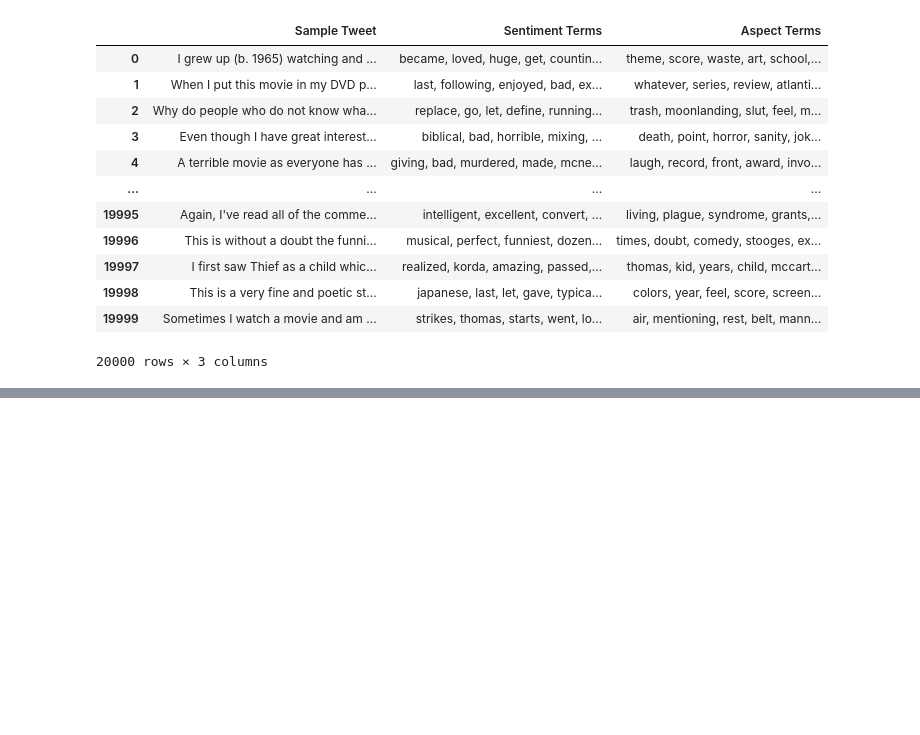
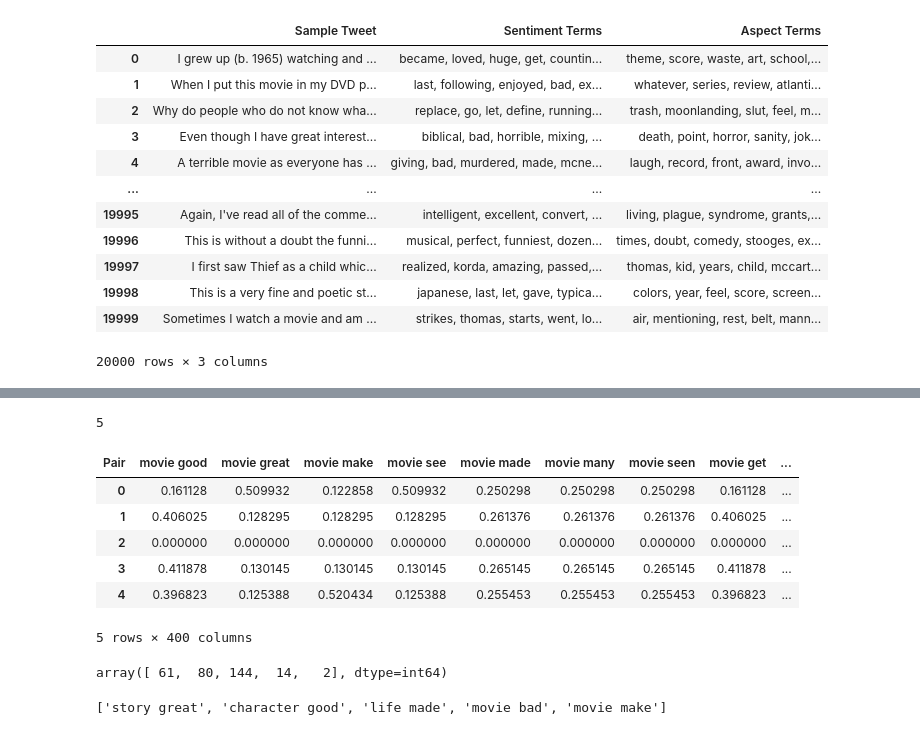
Before and after one commit to muftialroaz/movies-sentiment-analysis, a Jupyter notebook: ATE_ACD.ipynb, the cells around one changed output, grey strips where cells are left out. Cells and saved outputs as stored; diff of their text form; code cells hidden in the pictures; blank space fills up the shorter version.

```diff
--- a/ATE_ACD.ipynb
+++ b/ATE_ACD.ipynb
@@ -349,0 +244,3 @@ df_final
+# %%
+transformed = [' '.join(pair) for pair in top_400_pairs]
+print(transformed)
@@ -349,0 +267,14 @@ df_final
+# %%
+import re
+topics = lda_model.show_topics()
+cleaned_topics = []
+
+for topic_id, topic_string in topics:
+    # Menghapus angka, tanda bintang, tanda plus, dan tanda kutip ganda dari setiap topik
+    cleaned_topic_string = re.sub(r'[\d\*\+\"\'\.]', '', topic_string)
+    # Menambahkan topik yang sudah dibersihkan ke dalam daftar
+    cleaned_topics.append((topic_id, cleaned_topic_string))
+
+# Menampilkan topik yang sudah dibersihkan
+for topic_id, topic_string in cleaned_topics:
+    print(topic_id, topic_string)
@@ -349,0 +287,4 @@ df_final
+# %%
+topics_df = pd.DataFrame(cleaned_topics)
+topics_df.rename(columns={0: 'Topics', 1: 'Keywords'}, inplace=True)
+topics_df
@@ -349,0 +298,36 @@ df_final
+# %%
+from sklearn.feature_extraction.text import TfidfVectorizer
+from sklearn.metrics.pairwise import cosine_similarity
+
+# Function to calculate cosine similarity
+def calculate_cosine_similarity(tfidf_matrix, topic_vector):
+    return cosine_similarity(tfidf_matrix, topic_vector)
+
+# Vectorize the terms using TfidfVectorizer
+vectorizer = TfidfVectorizer()
+topics_tfidf_matrix = vectorizer.fit_transform(topics_df['Keywords'])
+pair_tfidf_matrix = vectorizer.transform(transformed_df['Pair'])
+
+# Calculate cosine similarity for each review and topic
+similarities = calculate_cosine_similarity(topics_tfidf_matrix, pair_tfidf_matrix)
+# %%
+len(similarities)
+# %% [output]
+5
+# %%
+# Create a DataFrame to store the similarities
+similarities_df = pd.DataFrame(similarities, columns=transformed_df['Pair'])
+
+# Add review_id to the DataFrame for reference
+# similarities_df['review_id'] = review['review_id']
+
+# Display the resulting DataFrame
+similarities_df
+# %% [output]
+| Pair | movie good | movie great | movie make | movie see | movie made | movie many | movie seen | movie get | ... |
+| 0 | 0.161128 | 0.509932 | 0.122858 | 0.509932 | 0.250298 | 0.250298 | 0.250298 | 0.161128 | ... |
+| 1 | 0.406025 | 0.128295 | 0.128295 | 0.128295 | 0.261376 | 0.261376 | 0.261376 | 0.406025 | ... |
+| 2 | 0.000000 | 0.000000 | 0.000000 | 0.000000 | 0.000000 | 0.000000 | 0.000000 | 0.000000 | ... |
+| 3 | 0.411878 | 0.130145 | 0.130145 | 0.130145 | 0.265145 | 0.265145 | 0.265145 | 0.411878 | ... |
+| 4 | 0.396823 | 0.125388 | 0.520434 | 0.125388 | 0.255453 | 0.255453 | 0.255453 | 0.396823 | ... |
+5 rows × 400 columns
@@ -349,0 +337,13 @@ df_final
+# %%
+max_similarity_index
+# %% [output]
+array([ 61,  80, 144,  14,   2], dtype=int64)
+# %%
+# get label or column name
+label_pair = []
+for i in max_similarity_index:
+    label_pair.append(transformed[i])
+
+label_pair
+# %% [output]
+['story great', 'character good', 'life made', 'movie bad', 'movie make']
```
Also changed, not shown: parts of 19 cells of this notebook.
